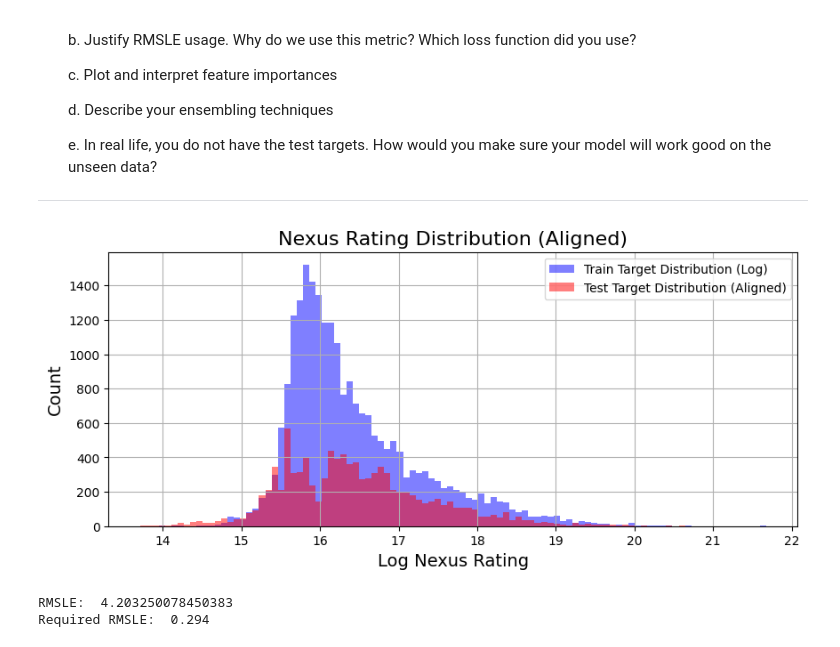
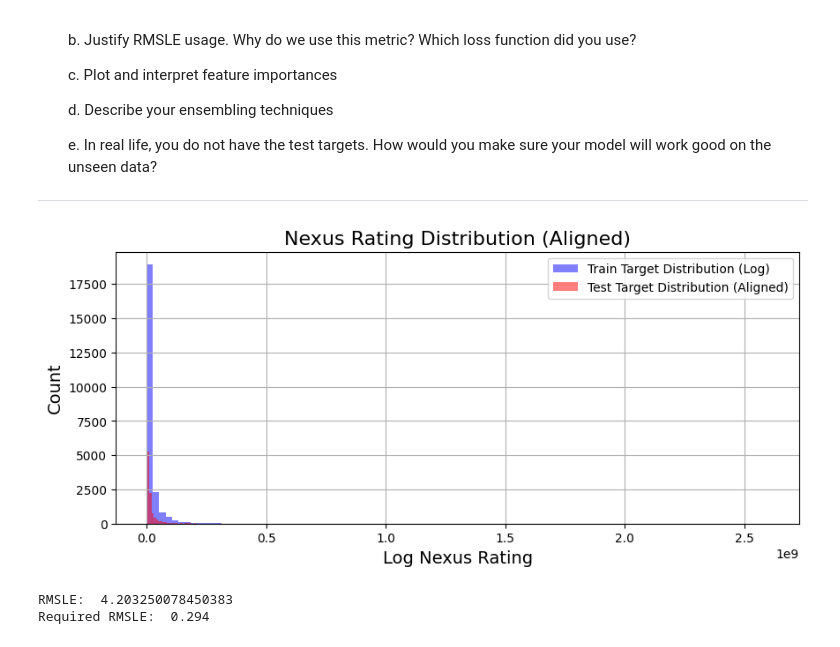
Before and after one commit to JonBergland/TDT4172-Machinlearning-tasks, a Jupyter notebook: Chapter_1.ipynb, the cells around one changed output. Saved outputs shown, nothing was run; the diff lists cells and outputs as text; code cells hidden in the pictures.

```diff
--- a/Chapter_1.ipynb
+++ b/Chapter_1.ipynb
@@ -190,26 +332,36 @@ test = pd.read_csv('final_mission_test.csv')
+# %%
+train = pd.read_csv('final_mission_train.csv')
+test = pd.read_csv('final_mission_test.csv')
+
+# Rotate the columns in the test set (excluding the first column)
+cols = test.columns.tolist()
+rot_cols = cols[1:]
+vals = test[rot_cols].to_numpy()
+vals = np.roll(vals, shift=1, axis=1)
+test.loc[:, rot_cols] = vals
 # %%
 # Apply log transformation
 train_nexus_rating_log = np.log1p(train['nexus_rating'])
 test_nexus_rating_log = np.log1p(test['nexus_rating'])
 # Use np.expm1 to make prediction in the original scale
 
 
-train_min = train_nexus_rating_log.min()
-train_max = train_nexus_rating_log.max()
+# train_min = train_nexus_rating_log.min()
+# train_max = train_nexus_rating_log.max()
 
-test_nexus_rating_scaled = (test_nexus_rating_log - test_nexus_rating_log.min()) / (test_nexus_rating_log.max() - test_nexus_rating_log.min())
-test_nexus_rating_scaled = test_nexus_rating_scaled * (train_max - train_min) + train_min
+# test_nexus_rating_scaled = (test_nexus_rating_log - test_nexus_rating_log.min()) / (test_nexus_rating_log.max() - test_nexus_rating_log.min())
+# test_nexus_rating_scaled = test_nexus_rating_scaled * (train_max - train_min) + train_min
 
 fig, ax = plt.subplots(1, 1, figsize=(10, 4))
-train_nexus_rating_log.hist(bins=100, ax=ax, color='blue', alpha=0.5, label='Train Target Distribution (Log)')
-test_nexus_rating_scaled.hist(bins=100, ax=ax, color='red', alpha=0.5, label='Test Target Distribution (Aligned)')
+train['nexus_rating'].hist(bins=100, ax=ax, color='blue', alpha=0.5, label='Train Target Distribution (Log)')
+test['nexus_rating'].hist(bins=100, ax=ax, color='red', alpha=0.5, label='Test Target Distribution (Aligned)')
 ax.set_title('Nexus Rating Distribution (Aligned)', fontsize=16)
 ax.set_xlabel('Log Nexus Rating', fontsize=14)
 ax.set_ylabel('Count', fontsize=14)
 ax.legend()
 plt.show()
 # %% [output]
-[figure, old version]
+[figure, new version]
 # %%
 # fig, ax = plt.subplots(1, 1, figsize=(10, 4))
 # train['nexus_rating'].hist(bins=100, ax=ax, color='blue', alpha=0.5, label='Train Target Distribution')
```
Also changed, not shown: parts of 14 cells of this notebook.
